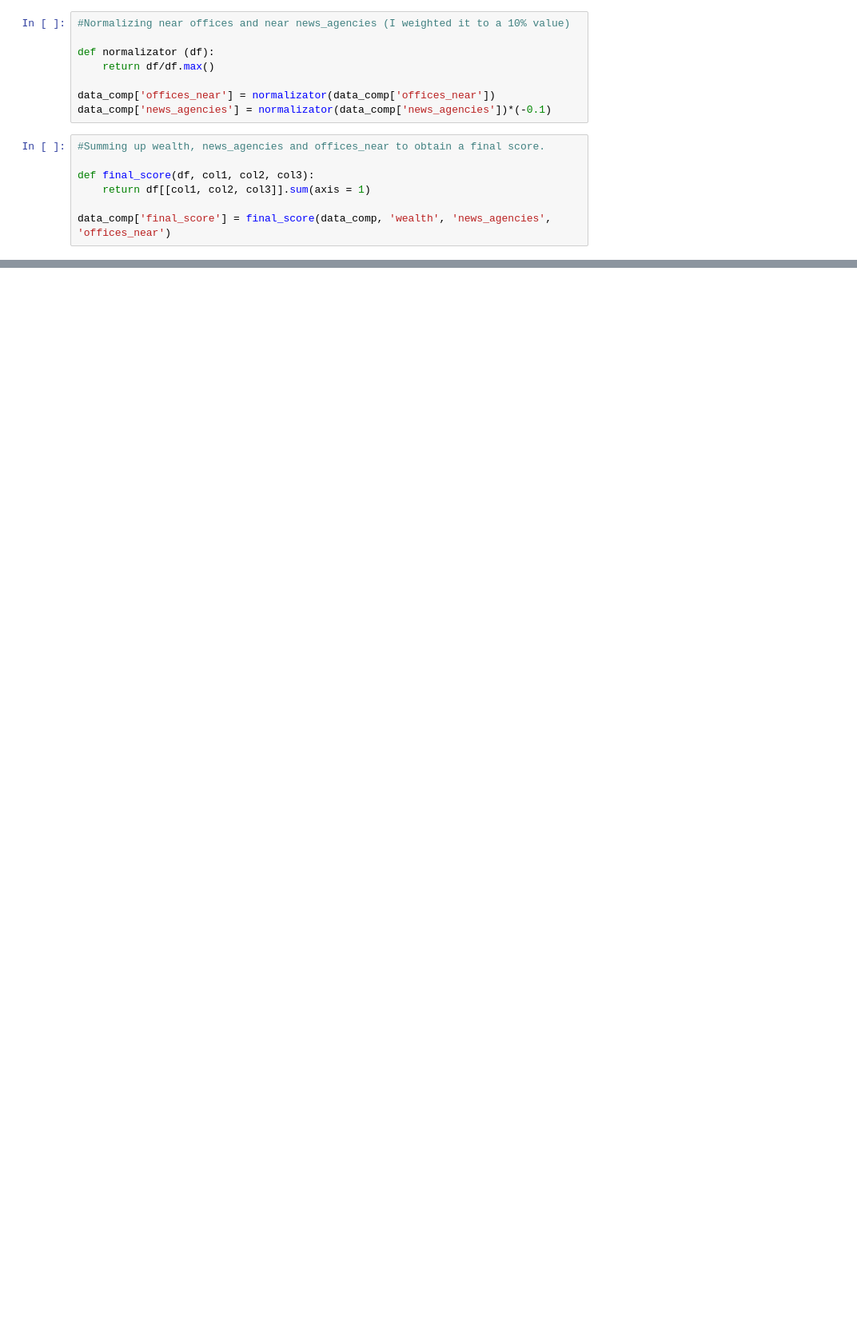
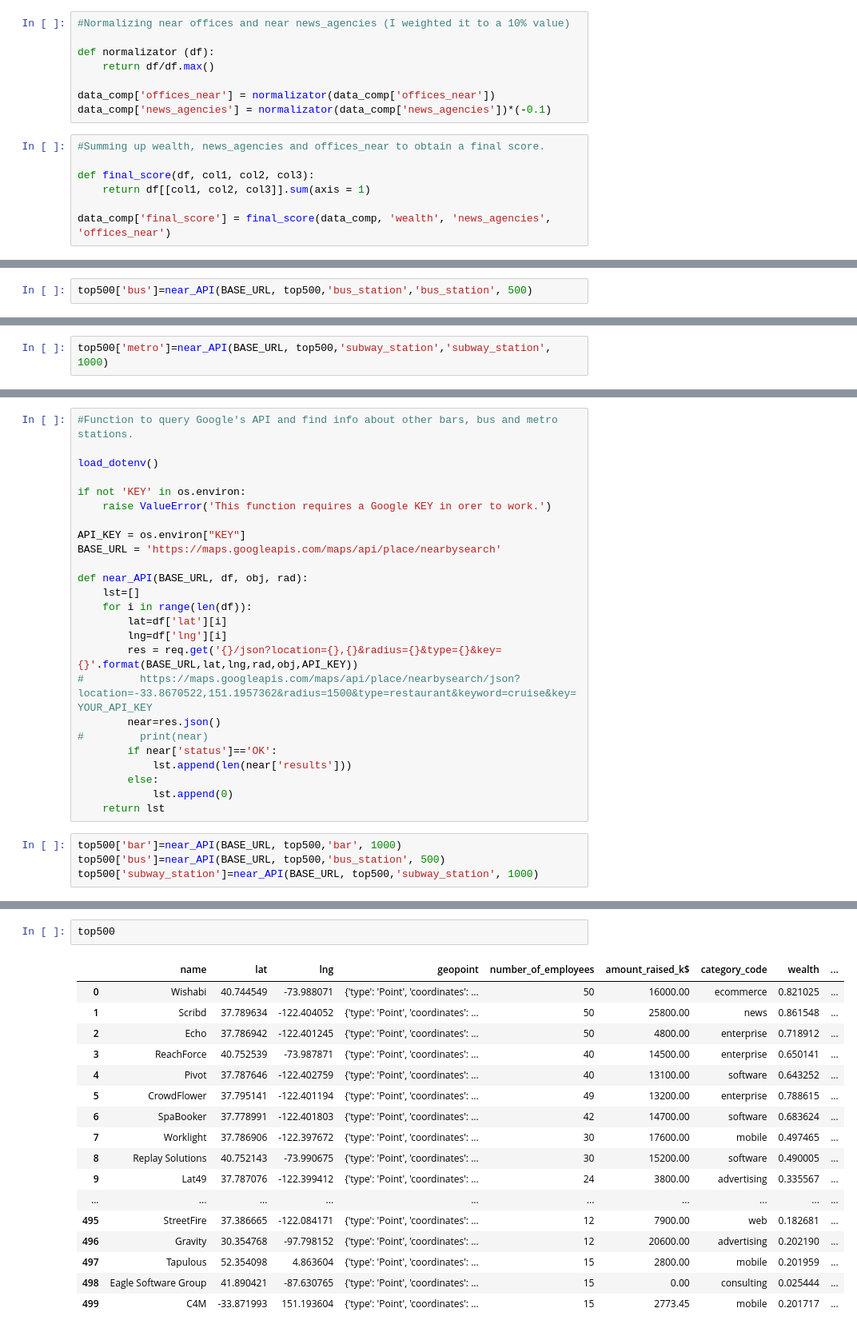
Before and after one commit to aiborra11/Geoquery-project, a Jupyter notebook: My-code/Geo.ipynb, the cells around one changed output, grey strips where cells are left out. Shown at 80% size. Saved outputs shown, nothing was run; the diff lists cells and outputs as text; blank space fills up the shorter version.

Commit message:
google apy querys

```diff
--- a/My-code/Geo.ipynb
+++ b/My-code/Geo.ipynb
@@ -253,0 +149,2 @@ BASE_URL = “https://maps.googleapis.com/maps/api/place/nearbysearch”
+# %%
+top500['bus']=near_API(BASE_URL, top500,'bus_station','bus_station', 500)
@@ -253,0 +157,2 @@ BASE_URL = “https://maps.googleapis.com/maps/api/place/nearbysearch”
+# %%
+top500['metro']=near_API(BASE_URL, top500,'subway_station','subway_station', 1000)
@@ -253,0 +165,29 @@ BASE_URL = “https://maps.googleapis.com/maps/api/place/nearbysearch”
+# %%
+#Function to query Google's API and find info about other bars, bus and metro stations.
+
+load_dotenv()
+
+if not 'KEY' in os.environ:
+    raise ValueError('This function requires a Google KEY in orer to work.')
+
+API_KEY = os.environ["KEY"]
+BASE_URL = 'https://maps.googleapis.com/maps/api/place/nearbysearch'
+
+def near_API(BASE_URL, df, obj, rad):
+    lst=[]
+    for i in range(len(df)):
+        lat=df['lat'][i]
+        lng=df['lng'][i]
+        res = req.get('{}/json?location={},{}&radius={}&type={}&key={}'.format(BASE_URL,lat,lng,rad,obj,API_KEY))
+#         https://maps.googleapis.com/maps/api/place/nearbysearch/json?location=-33.8670522,151.1957362&radius=1500&type=restaurant&keyword=cruise&key=YOUR_API_KEY
+        near=res.json()
+#         print(near)
+        if near['status']=='OK':
+            lst.append(len(near['results']))
+        else:
+            lst.append(0)
+    return lst
+# %%
+top500['bar']=near_API(BASE_URL, top500,'bar', 1000)
+top500['bus']=near_API(BASE_URL, top500,'bus_station', 500)
+top500['subway_station']=near_API(BASE_URL, top500,'subway_station', 1000)
@@ -253,0 +200,20 @@ BASE_URL = “https://maps.googleapis.com/maps/api/place/nearbysearch”
+# %%
+top500
+# %% [output]
+|  | name | lat | lng | geopoint | number_of_employees | amount_raised_k$ | category_code | wealth | ... |
+| 0 | Wishabi | 40.744549 | -73.988071 | {'type': 'Point', 'coordinates': ... | 50 | 16000.00 | ecommerce | 0.821025 | ... |
+| 1 | Scribd | 37.789634 | -122.404052 | {'type': 'Point', 'coordinates': ... | 50 | 25800.00 | news | 0.861548 | ... |
+| 2 | Echo | 37.786942 | -122.401245 | {'type': 'Point', 'coordinates': ... | 50 | 4800.00 | enterprise | 0.718912 | ... |
+| 3 | ReachForce | 40.752539 | -73.987871 | {'type': 'Point', 'coordinates': ... | 40 | 14500.00 | enterprise | 0.650141 | ... |
+| 4 | Pivot | 37.787646 | -122.402759 | {'type': 'Point', 'coordinates': ... | 40 | 13100.00 | software | 0.643252 | ... |
+| 5 | CrowdFlower | 37.795141 | -122.401194 | {'type': 'Point', 'coordinates': ... | 49 | 13200.00 | enterprise | 0.788615 | ... |
+| 6 | SpaBooker | 37.778991 | -122.401803 | {'type': 'Point', 'coordinates': ... | 42 | 14700.00 | software | 0.683624 | ... |
+| 7 | Worklight | 37.786906 | -122.397672 | {'type': 'Point', 'coordinates': ... | 30 | 17600.00 | mobile | 0.497465 | ... |
+| 8 | Replay Solutions | 40.752143 | -73.990675 | {'type': 'Point', 'coordinates': ... | 30 | 15200.00 | software | 0.490005 | ... |
+| 9 | Lat49 | 37.787076 | -122.399412 | {'type': 'Point', 'coordinates': ... | 24 | 3800.00 | advertising | 0.335567 | ... |
+| ... | ... | ... | ... | ... | ... | ... | ... | ... | ... |
+| 495 | StreetFire | 37.386665 | -122.084171 | {'type': 'Point', 'coordinates': ... | 12 | 7900.00 | web | 0.182681 | ... |
+| 496 | Gravity | 30.354768 | -97.798152 | {'type': 'Point', 'coordinates': ... | 12 | 20600.00 | advertising | 0.202190 | ... |
+| 497 | Tapulous | 52.354098 | 4.863604 | {'type': 'Point', 'coordinates': ... | 15 | 2800.00 | mobile | 0.201959 | ... |
+| 498 | Eagle Software Group | 41.890421 | -87.630765 | {'type': 'Point', 'coordinates': ... | 15 | 0.00 | consulting | 0.025444 | ... |
+| 499 | C4M | -33.871993 | 151.193604 | {'type': 'Point', 'coordinates': ... | 15 | 2773.45 | mobile | 0.201717 | ... |
```
Also changed, not shown: parts of 33 cells of this notebook, 2 other files.
